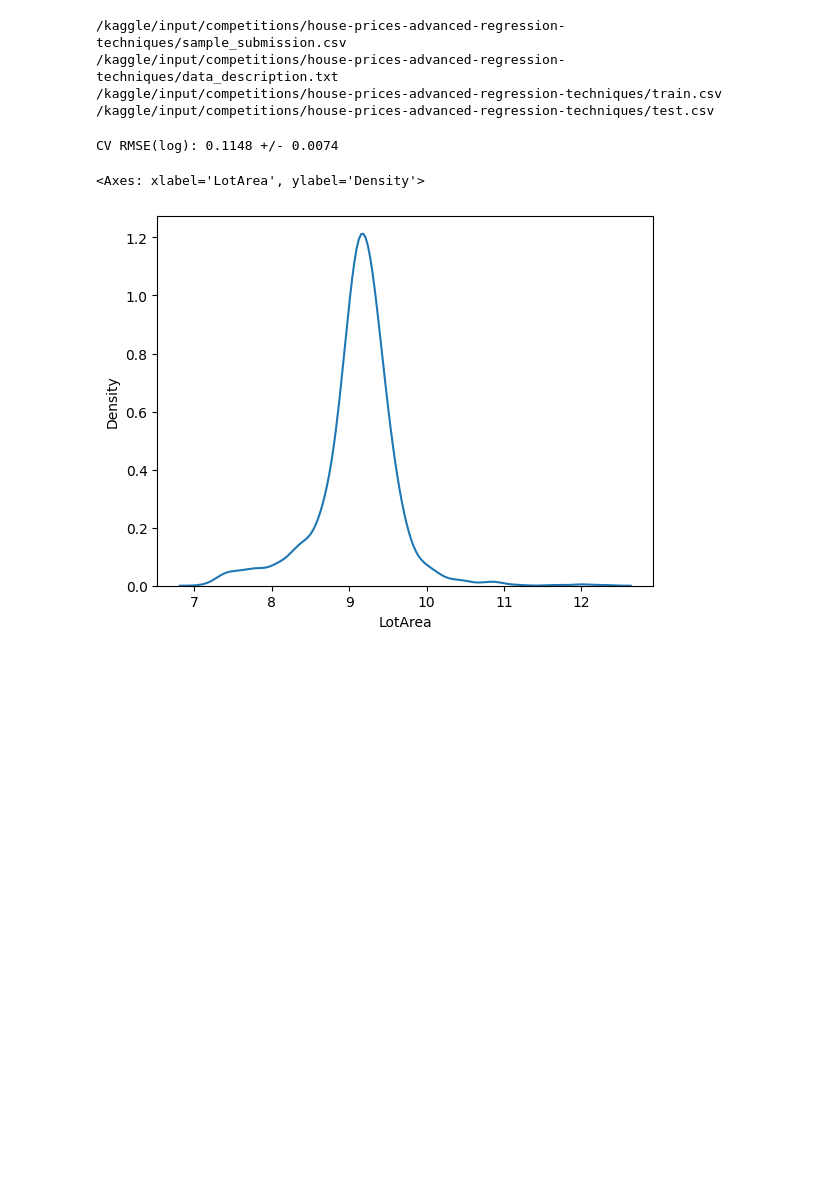
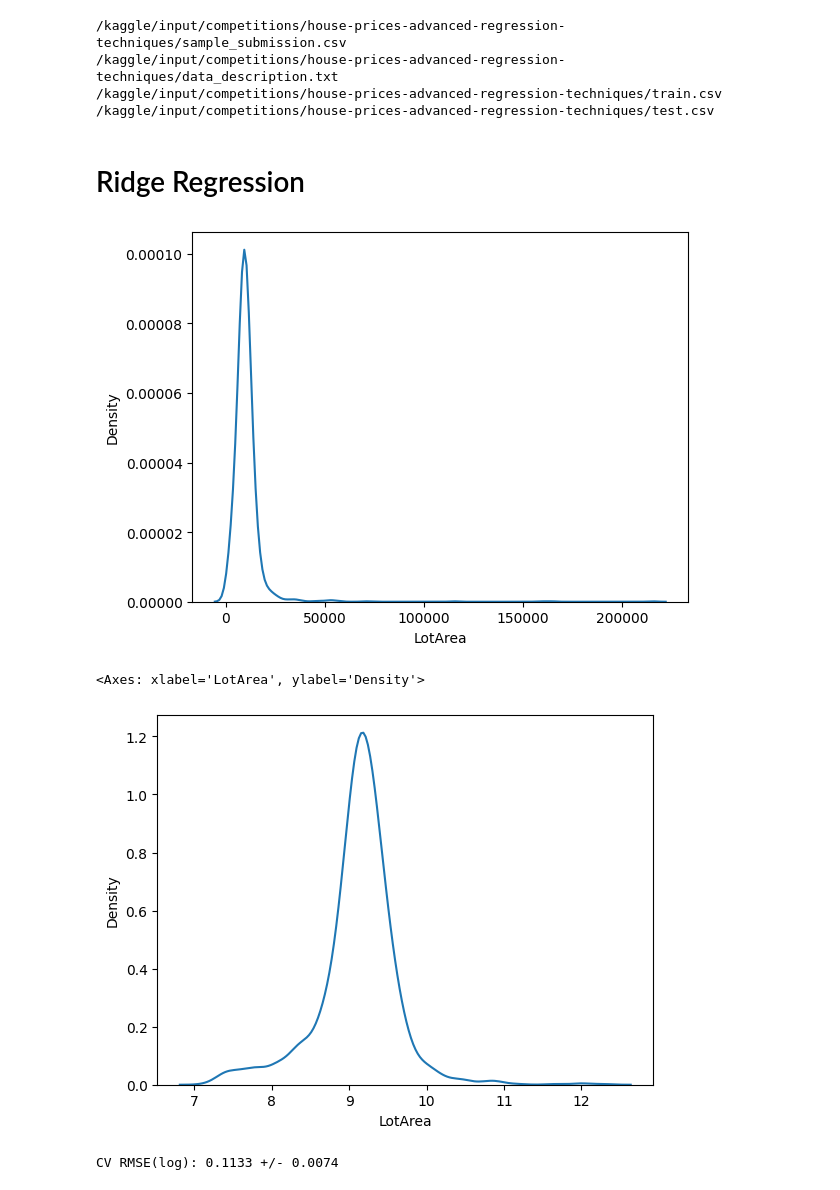
Before and after one commit to Vladlen1708/Kaggle_projects, a Jupyter notebook: House_prices/houses-reg.ipynb, the cells around one changed output. Saved outputs shown, nothing was run; the diff lists cells and outputs as text; code cells hidden in the pictures; blank space fills up the shorter version.

Commit message:
Kaggle Notebook | Houses_Reg | Ridge and catboost

```diff
--- a/House_prices/houses-reg.ipynb
+++ b/House_prices/houses-reg.ipynb
@@ -33,9 +33,10 @@ import pandas as pd
 from sklearn.compose import ColumnTransformer
 from sklearn.pipeline import Pipeline
 from sklearn.impute import SimpleImputer
-from sklearn.preprocessing import StandardScaler, OneHotEncoder
+from sklearn.preprocessing import StandardScaler, OneHotEncoder, FunctionTransformer
 from sklearn.model_selection import KFold, cross_val_score
 from sklearn.linear_model import Ridge
+from catboost import CatBoostRegressor
 import matplotlib.pyplot as plt
 import seaborn as sns
 
@@ -105,61 +106,10 @@ def domain_preprocess(X):
     X["TotalBath"] = (X["FullBath"] + 0.5 * X["HalfBath"]
                       + X["BsmtFullBath"] + 0.5 * X["BsmtHalfBath"])
     X["HouseAge"] = X["YrSold"].astype(int) - X["YearBuilt"]
-    # TODO: HasPool / Has2ndFloor / IsRemodeled ...
+    X["HasPool"] = (X["PoolArea"] > 0).astype(int)
+    X["Has2ndFloor"] = (X["2ndFlrSF"] > 0).astype(int)
+    X["IsRemodeled"] = (X["YearRemodAdd"] != X["YearBuilt"]).astype(int)
 
     return X
-
-
-# ---------------------------------------------------------------------------
-# 3. ColumnTransformer — ОДНО правило на все числовые, ОДНО на все категориальные.
-#    Списки колонок берём автоматически ПОСЛЕ доменной обработки.
-# ---------------------------------------------------------------------------
-def build_pipeline(X: pd.DataFrame, model=None) -> Pipeline:
-    num_cols = X.select_dtypes(include=[np.number]).columns.tolist()
-    cat_cols = X.select_dtypes(include=["object"]).columns.tolist()
-
-    num_pipe = Pipeline([
-        ("impute", SimpleImputer(strategy="median")),  # добьёт остаточные NaN
-        ("scale", StandardScaler()),                   # нужно линейным; деревьям — нет
-        # TODO для линейных: PowerTransformer / log1p скошенных признаков
-    ])
-    cat_pipe = Pipeline([
-        ("impute", SimpleImputer(strategy="most_frequent")),  # Electrical, MSZoning...
-        ("onehot", OneHotEncoder(handle_unknown="ignore")),   # ignore = категории test, которых нет в train
-    ])
-
-    pre = ColumnTransformer([
-        ("num", num_pipe, num_cols),
-        ("cat", cat_pipe, cat_cols),
-    ])
-
-    if model is None:
-        model = Ridge(alpha=10.0)  # baseline; сюда же LightGBM/XGBoost
-    return Pipeline([("pre", pre), ("model", model)])
-
-
-# ---------------------------------------------------------------------------
-# 4. Валидация: RMSE на log-таргете == метрика лидерборда
-# ---------------------------------------------------------------------------
-def cv_rmse(pipe, X, y, folds=5):
-    kf = KFold(n_splits=folds, shuffle=True, random_state=42)
-    neg_mse = cross_val_score(pipe, X, y, scoring="neg_mean_squared_error", cv=kf)
-    return np.sqrt(-neg_mse)
-
-
-
-X, y, X_test, test_id = load()
-X = domain_preprocess(X)
-
-pipe = build_pipeline(X)
-scores = cv_rmse(pipe, X, y, folds=5)
-print(f"CV RMSE(log): {scores.mean():.4f} +/- {scores.std():.4f}")
-
-    # --- сабмит ---
-    # X_test = domain_preprocess(X_test)
-    # pipe.fit(X, y)
-    # pred = np.expm1(pipe.predict(X_test))      # обратно из log в доллары
-    # sub = pd.DataFrame({"Id": test_id, "SalePrice": pred})
-    # sub.to_csv("submission.csv", index=False)
-# %% [output]
-CV RMSE(log): 0.1148 +/- 0.0074
+# %% [markdown]
+# Ridge Regression
@@ -166,5 +160,15 @@ CV RMSE(log): 0.1148 +/- 0.0074
 # %%
+sns.kdeplot(X["LotArea"])
+plt.show()
 sns.kdeplot(np.log1p(X["LotArea"]))
 # %% [output]
+[figure, new version]
 <Axes: xlabel='LotArea', ylabel='Density'>
-[figure, old version]
+[figure, added]
+# %%
+X = domain_preprocess(X)
+pipe = build_pipeline(X)
+scores = cv_rmse_Ridge(pipe, X, y, folds=5)
+print(f"CV RMSE(log): {scores.mean():.4f} +/- {scores.std():.4f}")
+# %% [output]
+CV RMSE(log): 0.1133 +/- 0.0074
```
Also changed, not shown: parts of 7 cells of this notebook.
